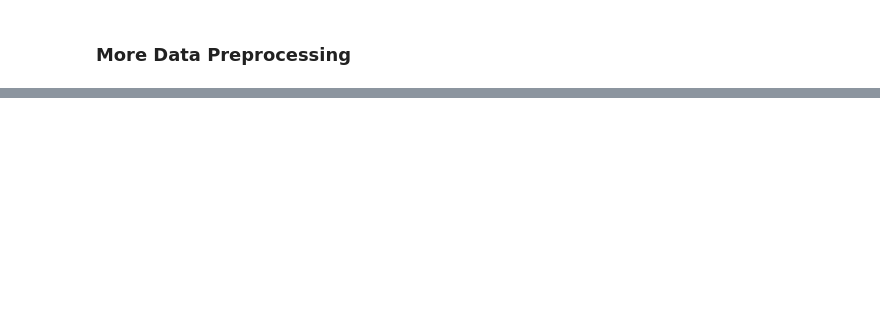
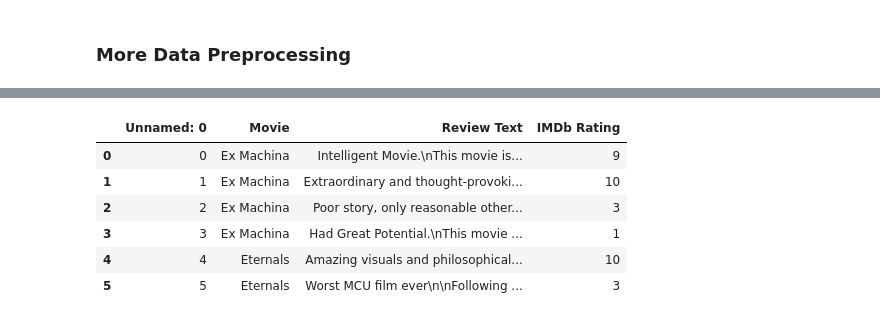
Before and after one commit to ThomasQi3141/Sentiment-Analysis-Model, a Jupyter notebook: model.ipynb, the cells around one changed output, grey strips where cells are left out. Cells and saved outputs as stored; diff of their text form; code cells hidden in the pictures; blank space fills up the shorter version.

```diff
--- a/model.ipynb
+++ b/model.ipynb
@@ -77,0 +258,14 @@ Removing Numbers, Punctuation Marks, Special Characters, and Whitespaces
+# %%
+# Sample reviews
+
+sample_reviews = pd.read_csv('data/test_reviews.csv')
+
+sample_reviews.head(6)
+# %% [output]
+|  | Unnamed: 0 | Movie | Review Text | IMDb Rating |
+| 0 | 0 | Ex Machina | Intelligent Movie.\nThis movie is... | 9 |
+| 1 | 1 | Ex Machina | Extraordinary and thought-provoki... | 10 |
+| 2 | 2 | Ex Machina | Poor story, only reasonable other... | 3 |
+| 3 | 3 | Ex Machina | Had Great Potential.\nThis movie ... | 1 |
+| 4 | 4 | Eternals | Amazing visuals and philosophical... | 10 |
+| 5 | 5 | Eternals | Worst MCU film ever\n\nFollowing ... | 3 |
```
Also changed, not shown: parts of 47 cells of this notebook, 3 other files.
